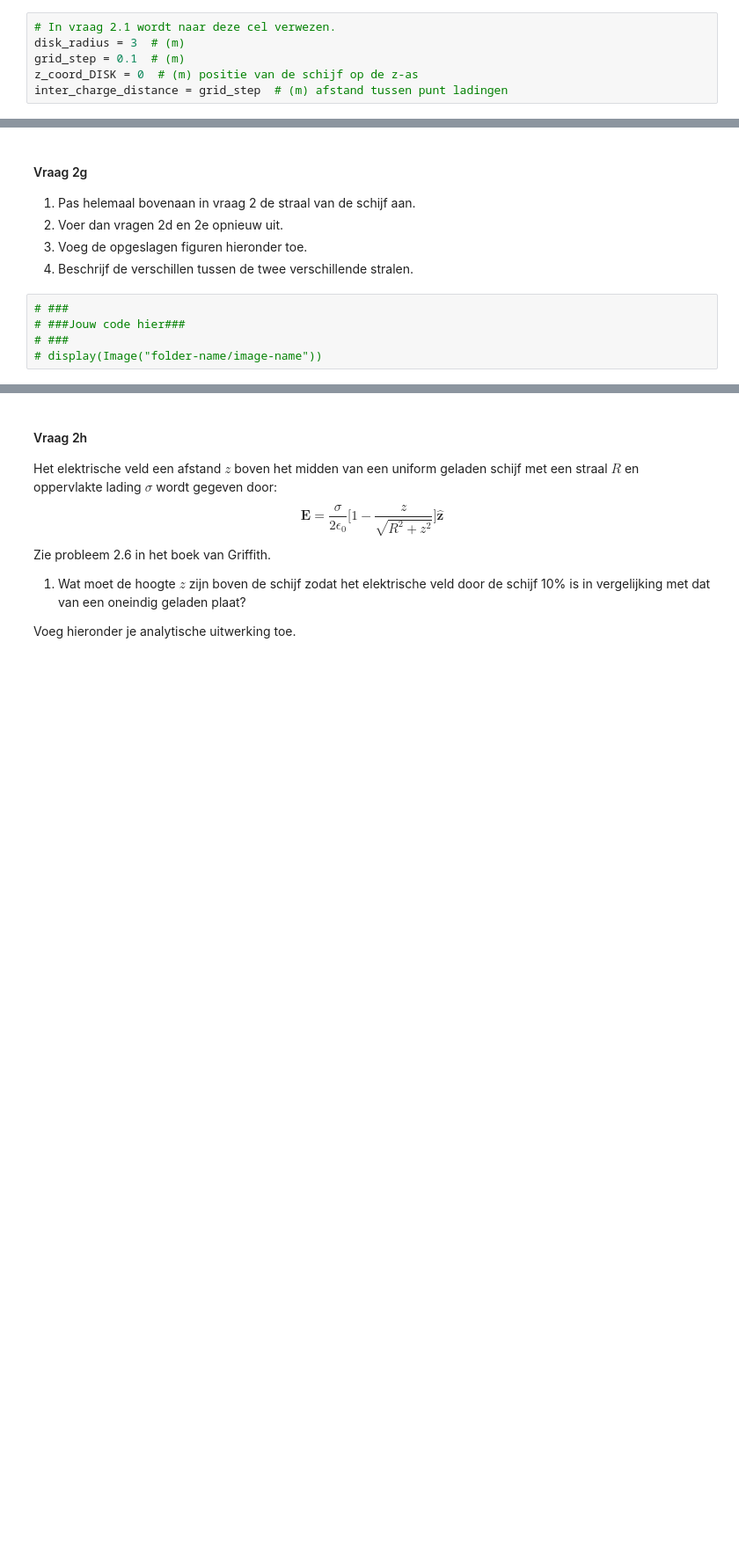
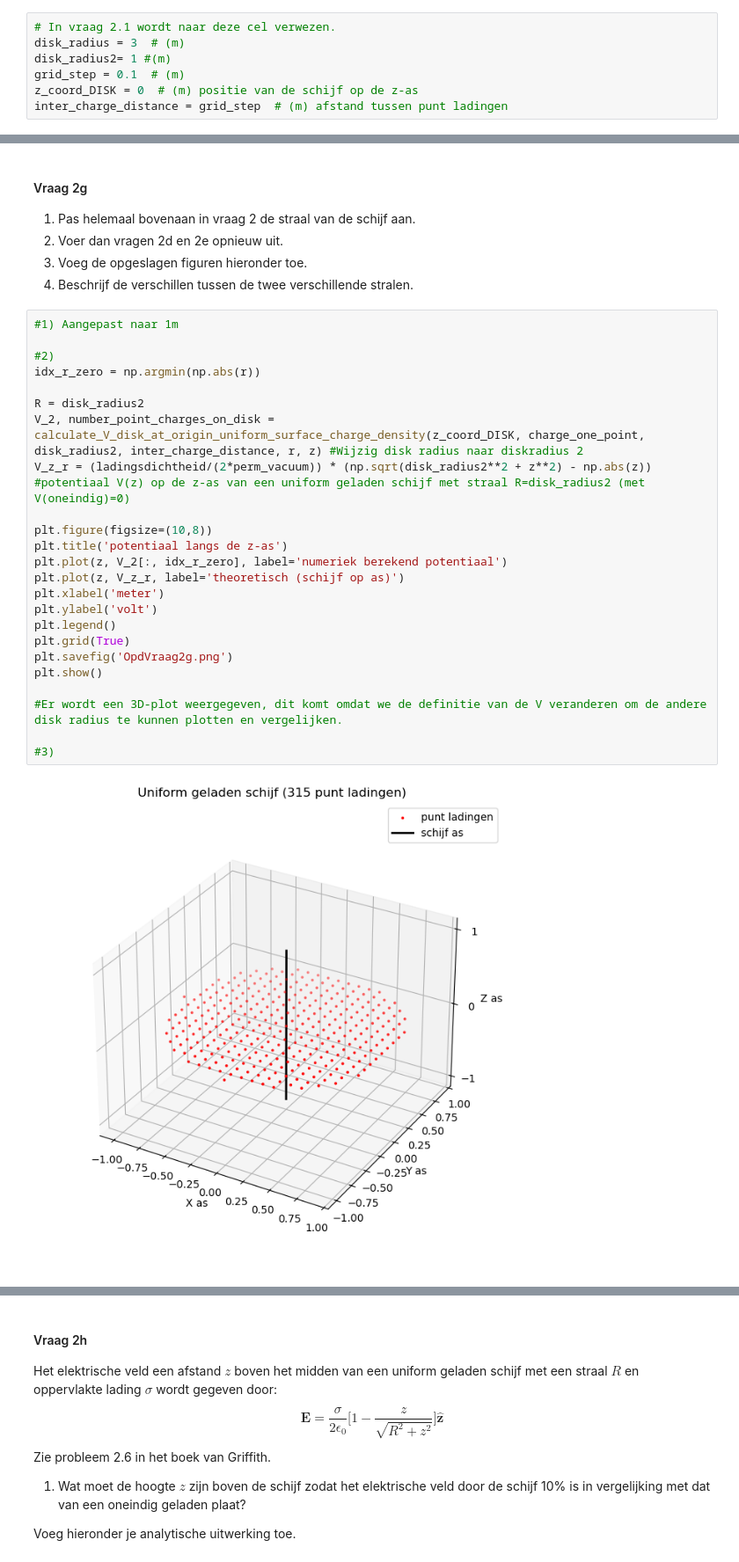
Before and after one commit to daanTN/DEF-Daan, a Jupyter notebook: DigitaleOntwerpopdrachten/1CondensatorOpdracht/CondensatorOntwerpopdracht.ipynb, the cells around one changed output, grey strips where cells are left out. Shown at 88% size. Drawn from its saved outputs; the diff is of its cells as text; blank space fills up the shorter version.

```diff
--- a/DigitaleOntwerpopdrachten/1CondensatorOpdracht/CondensatorOntwerpopdracht.ipynb
+++ b/DigitaleOntwerpopdrachten/1CondensatorOpdracht/CondensatorOntwerpopdracht.ipynb
@@ -168,6 +168,7 @@ In de code hieronder wordt een geladen schijf gemaakt via het superpositie princ
 # %%
 # In vraag 2.1 wordt naar deze cel verwezen.
 disk_radius = 3  # (m)
+disk_radius2= 1 #(m)
 grid_step = 0.1  # (m)
 z_coord_DISK = 0  # (m) positie van de schijf op de z-as
 inter_charge_distance = grid_step  # (m) afstand tussen punt ladingen
@@ -316,7 +314,28 @@ Voor grotere **|z|** neemt het veld af richting **0**, omdat een **eindige** sch
 3. Voeg de opgeslagen figuren hieronder toe.
 4. Beschrijf de verschillen tussen de twee verschillende stralen.
 # %%
-# ###
-# ###Jouw code hier###
-# ###
-# display(Image("folder-name/image-name"))
+#1) Aangepast naar 1m
+
+#2)
+idx_r_zero = np.argmin(np.abs(r))
+
+R = disk_radius2
+V_2, number_point_charges_on_disk = calculate_V_disk_at_origin_uniform_surface_charge_density(z_coord_DISK, charge_one_point, disk_radius2, inter_charge_distance, r, z) #Wijzig disk radius naar diskradius 2
+V_z_r = (ladingsdichtheid/(2*perm_vacuum)) * (np.sqrt(disk_radius2**2 + z**2) - np.abs(z))  #potentiaal V(z) op de z-as van een uniform geladen schijf met straal R=disk_radius2 (met V(oneindig)=0)
+
+plt.figure(figsize=(10,8))
+plt.title('potentiaal langs de z-as')
+plt.plot(z, V_2[:, idx_r_zero], label='numeriek berekend potentiaal')
+plt.plot(z, V_z_r, label='theoretisch (schijf op as)')
+plt.xlabel('meter')
+plt.ylabel('volt')
+plt.legend()
+plt.grid(True)
+plt.savefig('OpdVraag2g.png')
+plt.show()
+
+#Er wordt een 3D-plot weergegeven, dit komt omdat we de definitie van de V veranderen om de andere disk radius te kunnen plotten en vergelijken.
+
+#3)
+# %% [output]
+[figure, added]
```
Also changed, not shown: parts of 4 cells of this notebook, 1 other file.
